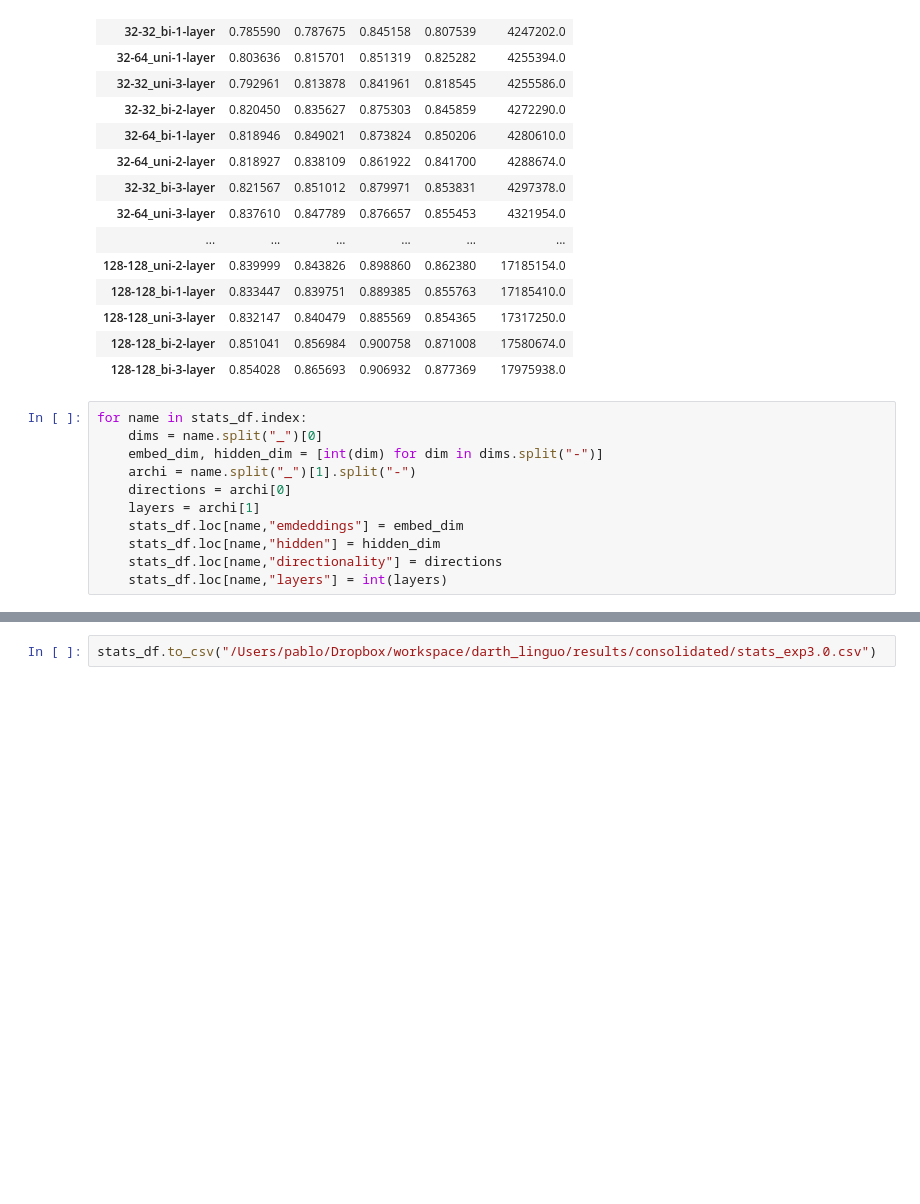
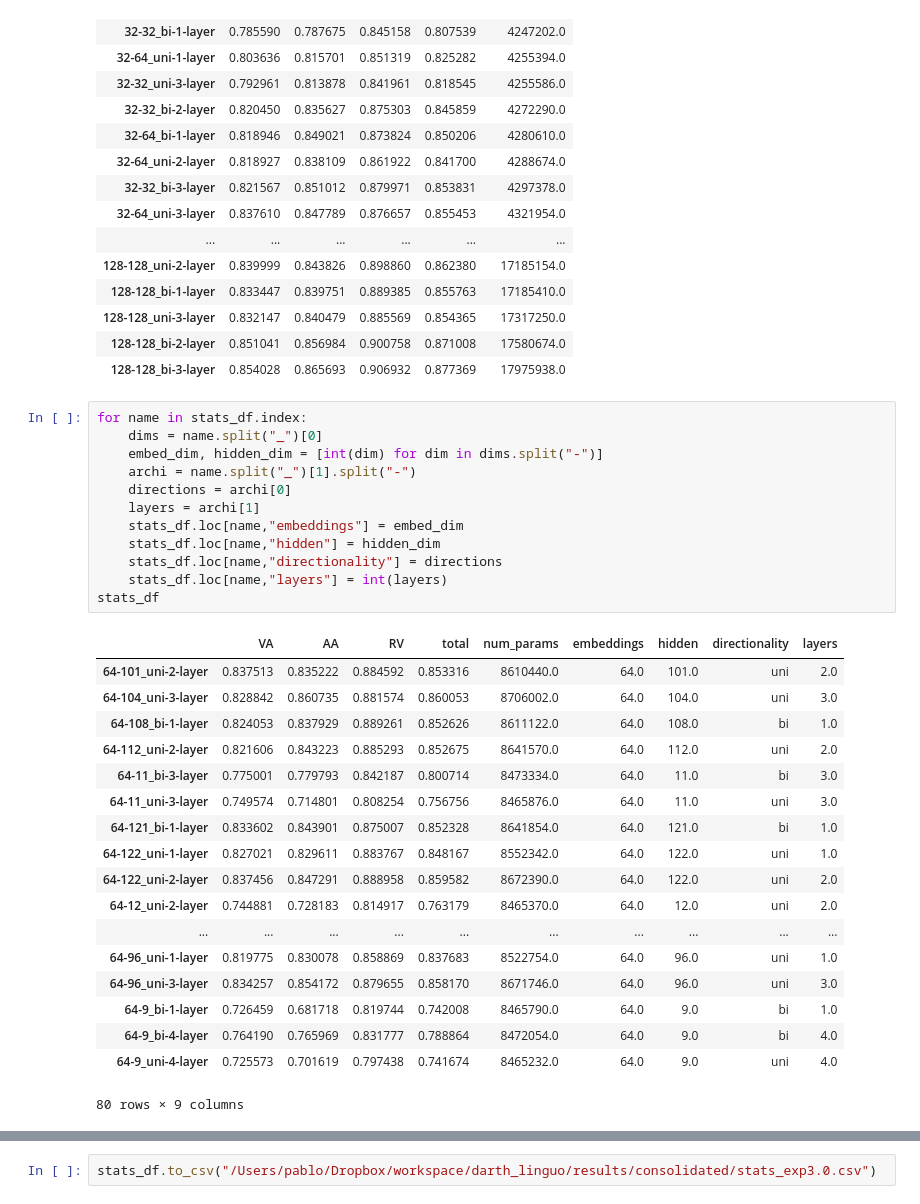
Before and after one commit to LinguoMalkavian/darth_linguo, a Jupyter notebook: python/depth_vs_witdth_plots.ipynb, the cells around one changed output, grey strips where cells are left out. Saved outputs shown, nothing was run; the diff lists cells and outputs as text; blank space fills up the shorter version.

```diff
--- a/python/depth_vs_witdth_plots.ipynb
+++ b/python/depth_vs_witdth_plots.ipynb
@@ -87,11 +82,31 @@ stats_df.sort_values(by='num_params')
 # %%
 for name in stats_df.index:
     dims = name.split("_")[0]
     embed_dim, hidden_dim = [int(dim) for dim in dims.split("-")]
     archi = name.split("_")[1].split("-")
     directions = archi[0]
     layers = archi[1]
-    stats_df.loc[name,"emdeddings"] = embed_dim
+    stats_df.loc[name,"embeddings"] = embed_dim
     stats_df.loc[name,"hidden"] = hidden_dim
     stats_df.loc[name,"directionality"] = directions
     stats_df.loc[name,"layers"] = int(layers)
+stats_df
+# %% [output]
+|  | VA | AA | RV | total | num_params | embeddings | hidden | directionality | layers |
+| 64-101_uni-2-layer | 0.837513 | 0.835222 | 0.884592 | 0.853316 | 8610440.0 | 64.0 | 101.0 | uni | 2.0 |
+| 64-104_uni-3-layer | 0.828842 | 0.860735 | 0.881574 | 0.860053 | 8706002.0 | 64.0 | 104.0 | uni | 3.0 |
+| 64-108_bi-1-layer | 0.824053 | 0.837929 | 0.889261 | 0.852626 | 8611122.0 | 64.0 | 108.0 | bi | 1.0 |
+| 64-112_uni-2-layer | 0.821606 | 0.843223 | 0.885293 | 0.852675 | 8641570.0 | 64.0 | 112.0 | uni | 2.0 |
+| 64-11_bi-3-layer | 0.775001 | 0.779793 | 0.842187 | 0.800714 | 8473334.0 | 64.0 | 11.0 | bi | 3.0 |
+| 64-11_uni-3-layer | 0.749574 | 0.714801 | 0.808254 | 0.756756 | 8465876.0 | 64.0 | 11.0 | uni | 3.0 |
+| 64-121_bi-1-layer | 0.833602 | 0.843901 | 0.875007 | 0.852328 | 8641854.0 | 64.0 | 121.0 | bi | 1.0 |
+| 64-122_uni-1-layer | 0.827021 | 0.829611 | 0.883767 | 0.848167 | 8552342.0 | 64.0 | 122.0 | uni | 1.0 |
+| 64-122_uni-2-layer | 0.837456 | 0.847291 | 0.888958 | 0.859582 | 8672390.0 | 64.0 | 122.0 | uni | 2.0 |
+| 64-12_uni-2-layer | 0.744881 | 0.728183 | 0.814917 | 0.763179 | 8465370.0 | 64.0 | 12.0 | uni | 2.0 |
+| ... | ... | ... | ... | ... | ... | ... | ... | ... | ... |
+| 64-96_uni-1-layer | 0.819775 | 0.830078 | 0.858869 | 0.837683 | 8522754.0 | 64.0 | 96.0 | uni | 1.0 |
+| 64-96_uni-3-layer | 0.834257 | 0.854172 | 0.879655 | 0.858170 | 8671746.0 | 64.0 | 96.0 | uni | 3.0 |
+| 64-9_bi-1-layer | 0.726459 | 0.681718 | 0.819744 | 0.742008 | 8465790.0 | 64.0 | 9.0 | bi | 1.0 |
+| 64-9_bi-4-layer | 0.764190 | 0.765969 | 0.831777 | 0.788864 | 8472054.0 | 64.0 | 9.0 | bi | 4.0 |
+| 64-9_uni-4-layer | 0.725573 | 0.701619 | 0.797438 | 0.741674 | 8465232.0 | 64.0 | 9.0 | uni | 4.0 |
+80 rows × 9 columns
```
Also changed, not shown: parts of 5 cells of this notebook, 3 other files.
